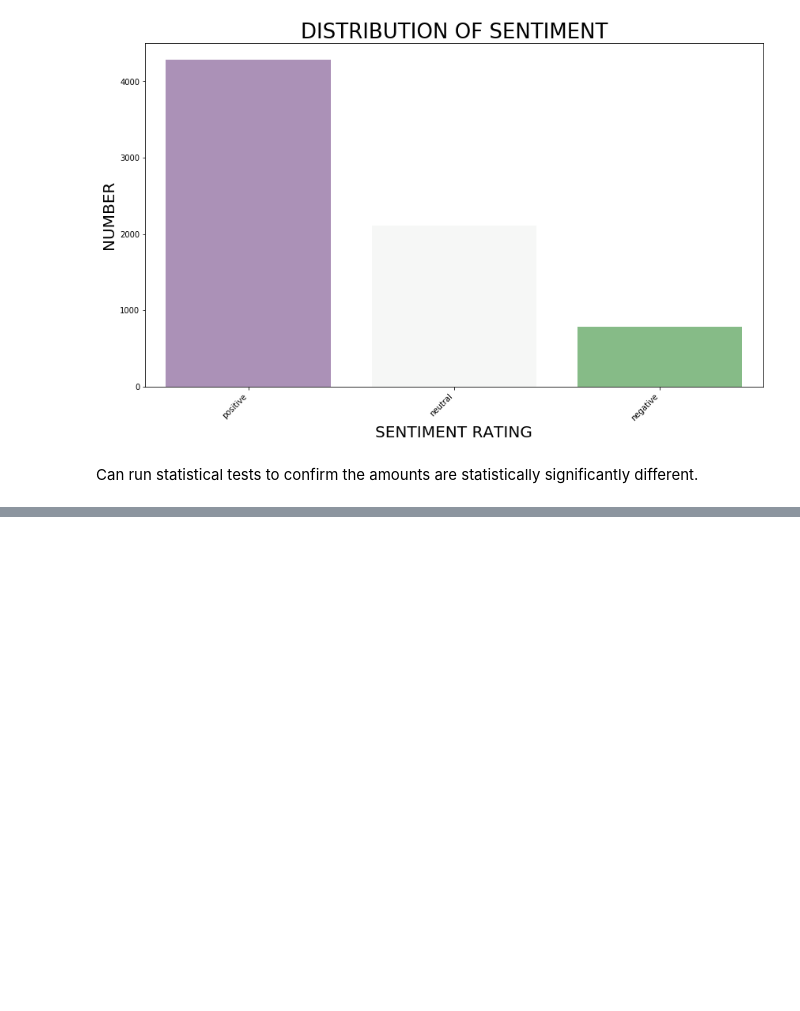
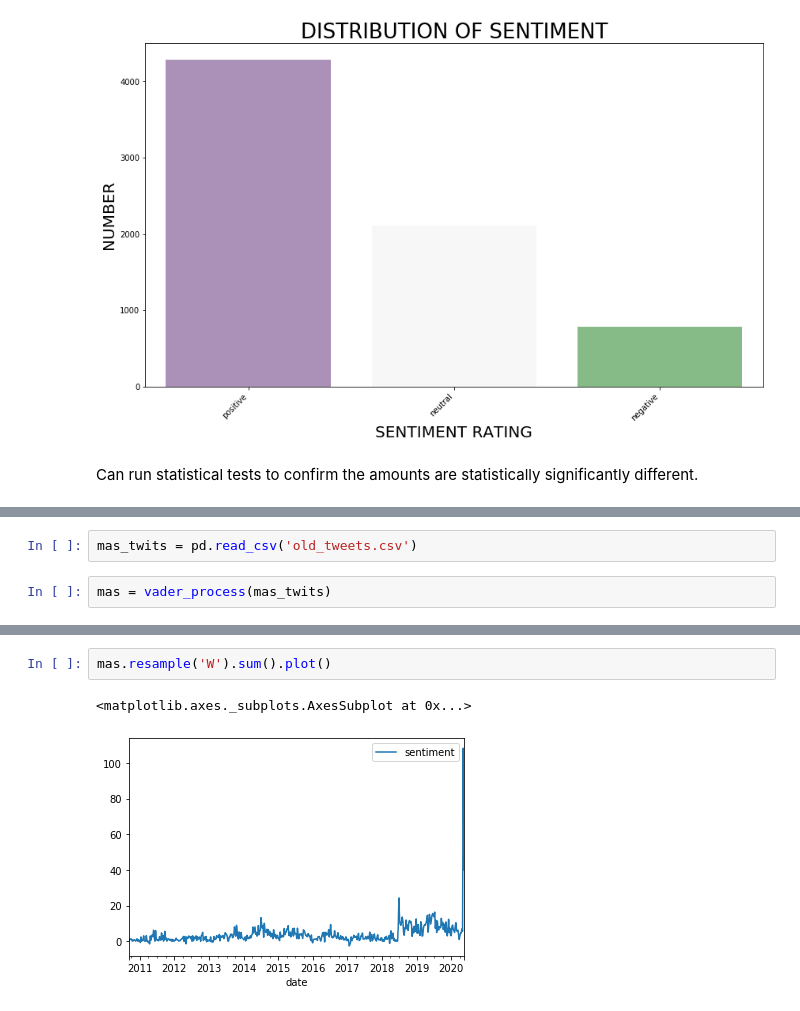
Before and after one commit to daveajstearns/mod5_project, a Jupyter notebook: nlp_component.ipynb, the cells around one changed output, grey strips where cells are left out. Saved outputs shown, nothing was run; the diff lists cells and outputs as text; blank space fills up the shorter version.

Commit message:
vader analysis, new functionality in .py

```diff
--- a/nlp_component.ipynb
+++ b/nlp_component.ipynb
@@ -175,0 +183,4 @@ Can run statistical tests to confirm the amounts are statistically significantly
+# %%
+mas_twits = pd.read_csv('old_tweets.csv')
+# %%
+mas = vader_process(mas_twits)
@@ -175,0 +215,5 @@ Can run statistical tests to confirm the amounts are statistically significantly
+# %%
+mas.resample('W').sum().plot()
+# %% [output]
+<matplotlib.axes._subplots.AxesSubplot at 0x...>
+[figure, added]
```
Also changed, not shown: parts of 4 cells of this notebook, 1 other file.
